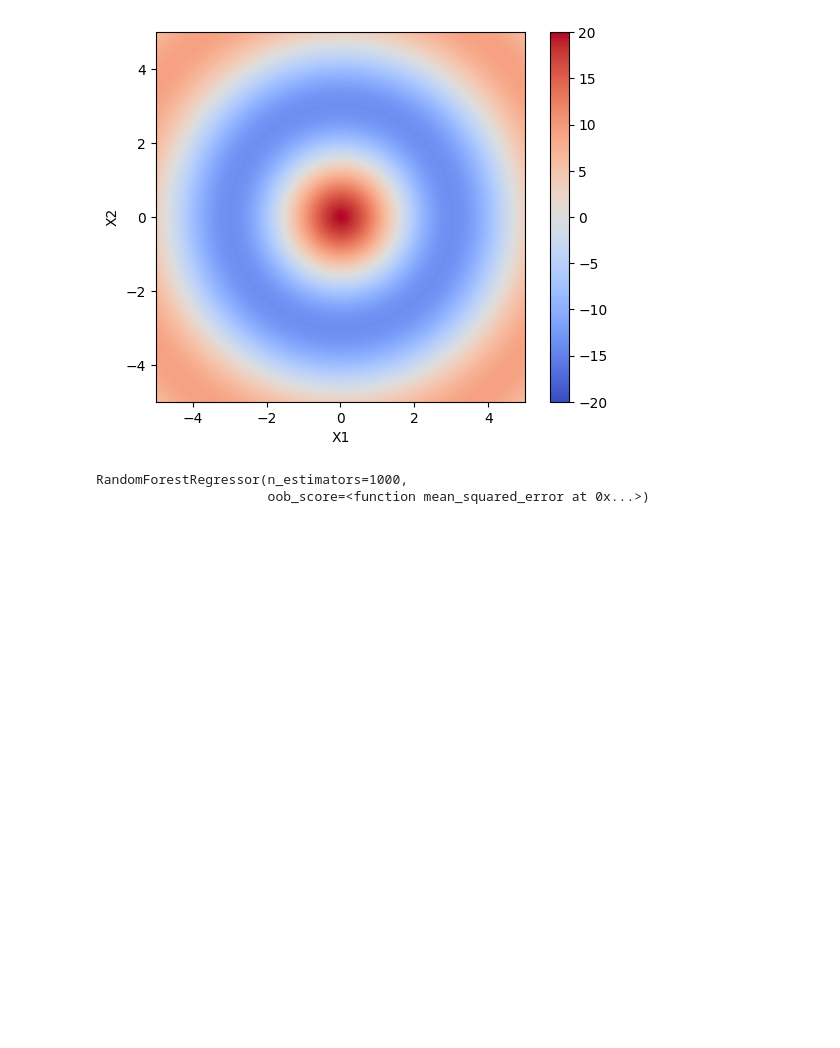
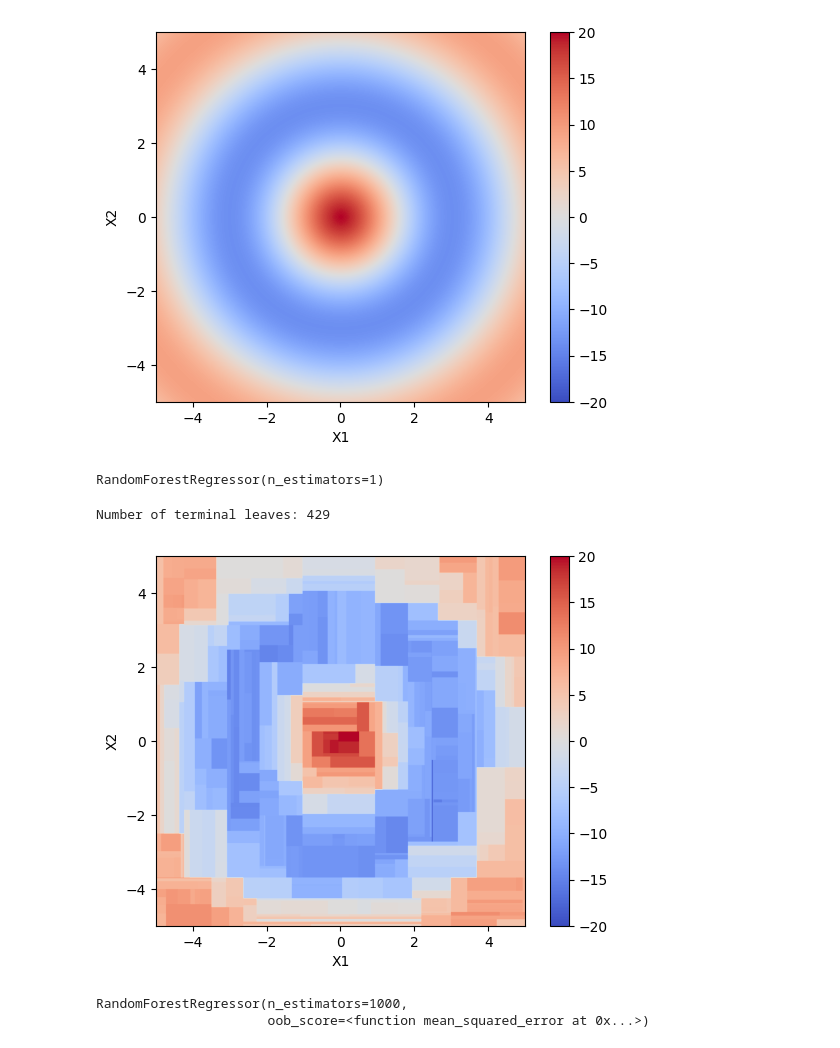
Before and after one commit to ddimmery/ML2024-demos, a Jupyter notebook: lecture-7-trees.ipynb, the cells around one changed output. Drawn from its saved outputs; the diff is of its cells as text; code cells hidden in the pictures; blank space fills up the shorter version.

```diff
--- a/lecture-7-trees.ipynb
+++ b/lecture-7-trees.ipynb
@@ -39,6 +47,31 @@ plt.ylabel("X2");
 X, y = dgp(n = 1000)
 # %%
 X_train, X_test, y_train, y_test = train_test_split(X, y, test_size = 0.3)
+# %%
+rf = RandomForestRegressor(n_estimators = 1)
+
+rf.fit(X_train, y_train)
+# %% [output]
+RandomForestRegressor(n_estimators=1)
+# %%
+n_leaves = len(set(rf.apply(X_train).ravel()))
+print(f"Number of terminal leaves: {n_leaves}")
+# %% [output]
+Number of terminal leaves: 429
+# %%
+x1_grid = np.linspace(-5, 5, 1000)
+x2_grid = np.linspace(-5, 5, 1000)
+X, Y = np.meshgrid(x1_grid, x2_grid)
+
+Z = rf.predict(np.c_[X.ravel(), Y.ravel()])
+Z = Z.reshape(X.shape)
+
+plt.imshow(Z, extent=[-5,5, -5,5], cmap=cm.coolwarm, vmin=-20, vmax=20)
+plt.colorbar()
+plt.xlabel("X1")
+plt.ylabel("X2");
+# %% [output]
+[figure, added]
 # %%
 rf = RandomForestRegressor(n_estimators = 1000, oob_score = mean_squared_error)
 
```
Also changed, not shown: parts of 3 cells of this notebook.
